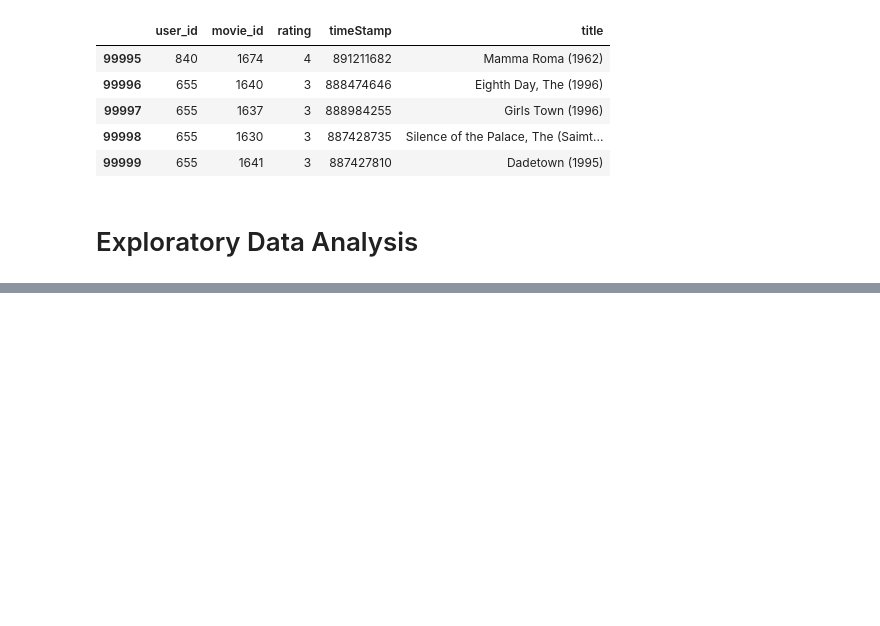
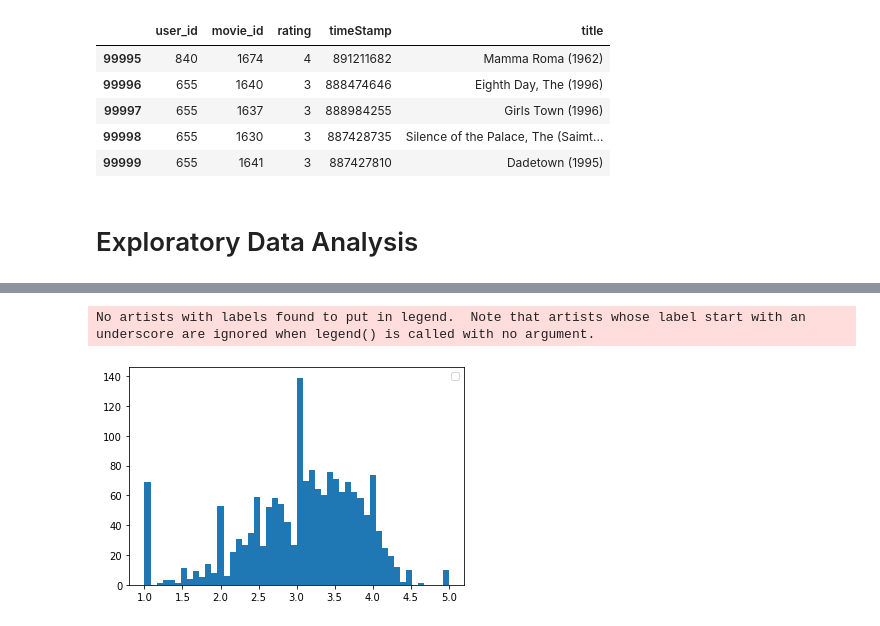
Before and after one commit to rohan-singh987/DataScience, a Jupyter notebook: movieRecommendationSystem/movieRecomendation.ipynb, the cells around one changed output, grey strips where cells are left out. Drawn from its saved outputs; the diff is of its cells as text; code cells hidden in the pictures; blank space fills up the shorter version.

```diff
--- a/movieRecommendationSystem/movieRecomendation.ipynb
+++ b/movieRecommendationSystem/movieRecomendation.ipynb
@@ -123,0 +215,2 @@ df.tail()
+# %%
+ratings = pd.DataFrame({"rating": df.groupby('title').mean()['rating'], "num_of_rating":df.groupby('title').count()['rating'] })
@@ -123,0 +251,7 @@ df.tail()
+# %%
+plt.hist(ratings['rating'], bins=50)
+plt.legend()
+plt.show()
+# %% [output]
+No artists with labels found to put in legend.  Note that artists whose label start with an underscore are ignored when legend() is called with no argument.
+[figure, added]
```
Also changed, not shown: parts of 11 cells of this notebook.
